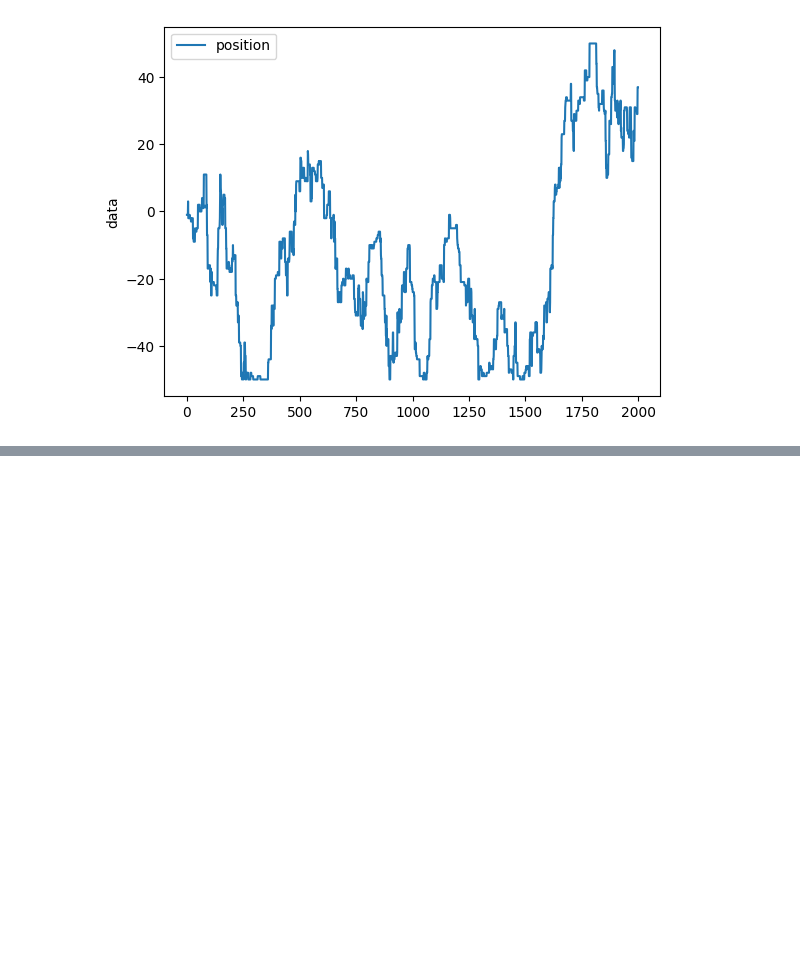
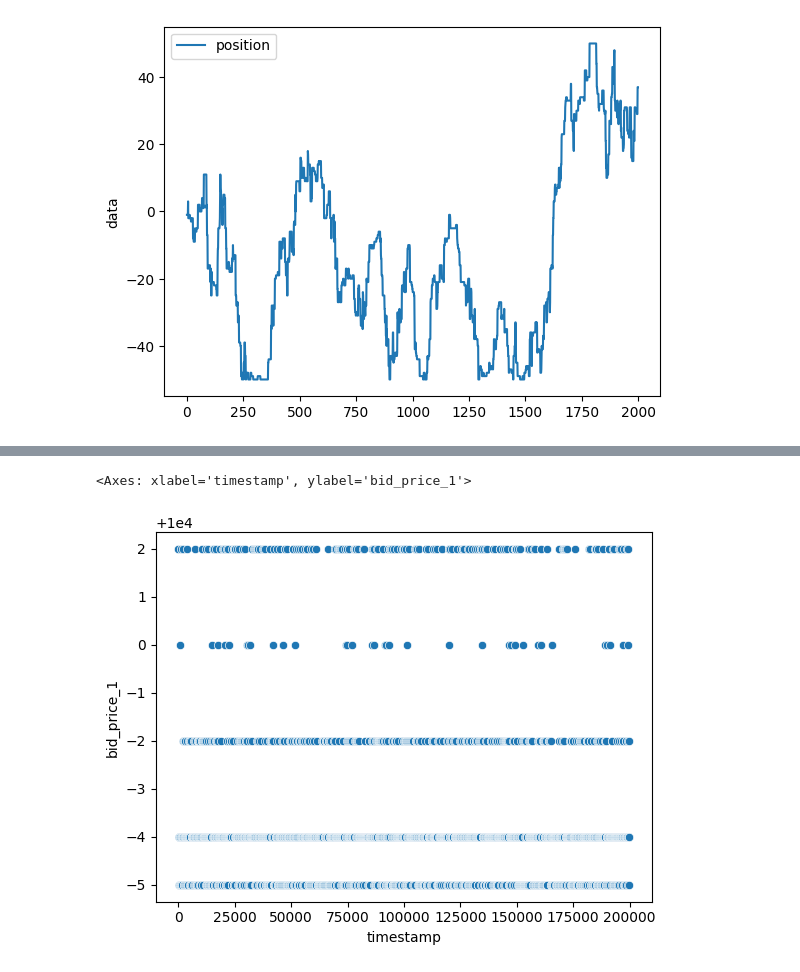
Before and after one commit to Advay-K1/IMC_Prosperity, a Jupyter notebook: analysis/rainforest_resin_round1.ipynb, the cells around one changed output, grey strips where cells are left out. Saved outputs shown, nothing was run; the diff lists cells and outputs as text; code cells hidden in the pictures; blank space fills up the shorter version.

```diff
--- a/analysis/rainforest_resin_round1.ipynb
+++ b/analysis/rainforest_resin_round1.ipynb
@@ -270,0 +296,5 @@ plt.show()
+# %%
+sns.scatterplot(x = "timestamp", y = "bid_price_1", data = df_algo_rr)
+# %% [output]
+<Axes: xlabel='timestamp', ylabel='bid_price_1'>
+[figure, added]
```
Also changed, not shown: parts of 4 cells of this notebook.
